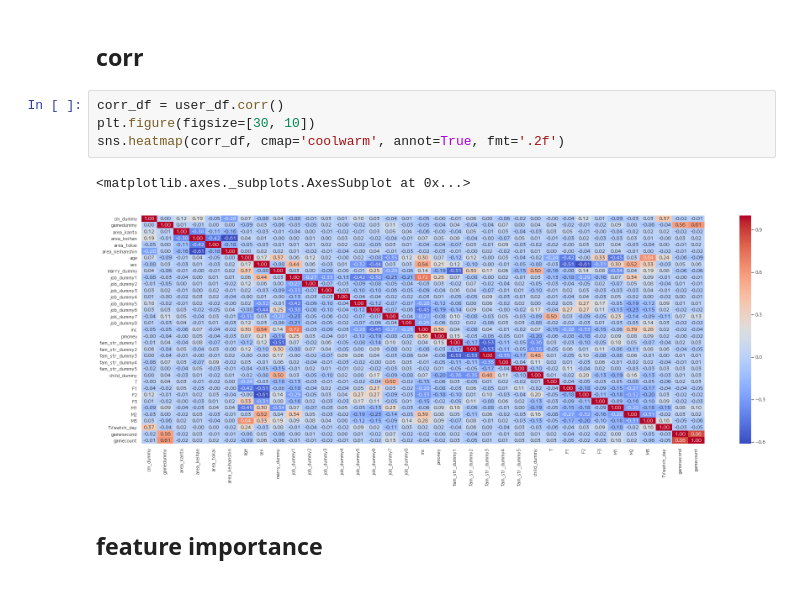
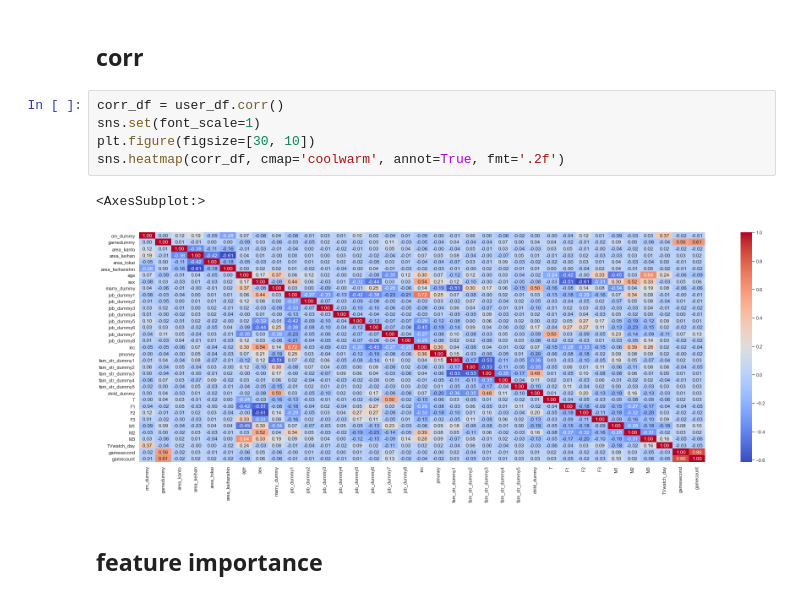
Before and after one commit to K-W-hibiki/Data_Analytics, a Jupyter notebook: 因果推論とか/feauture_imp.ipynb, the cells around one changed output. Saved outputs shown, nothing was run; the diff lists cells and outputs as text.

```diff
--- a/因果推論とか/feauture_imp.ipynb
+++ b/因果推論とか/feauture_imp.ipynb
@@ -195,11 +212,12 @@ RMSEが低い（精度が高い）ほど、PDDが高いかもしれない?
 ## corr
 # %%
 corr_df = user_df.corr()
+sns.set(font_scale=1)
 plt.figure(figsize=[30, 10])
 sns.heatmap(corr_df, cmap='coolwarm', annot=True, fmt='.2f')
 # %% [output]
-<matplotlib.axes._subplots.AxesSubplot at 0x...>
+<AxesSubplot:>
-[figure, old version]
+[figure, new version]
 # %% [markdown]
 ## feature importance
 # %%
```
Also changed, not shown: parts of 11 cells of this notebook, 2 other files.
